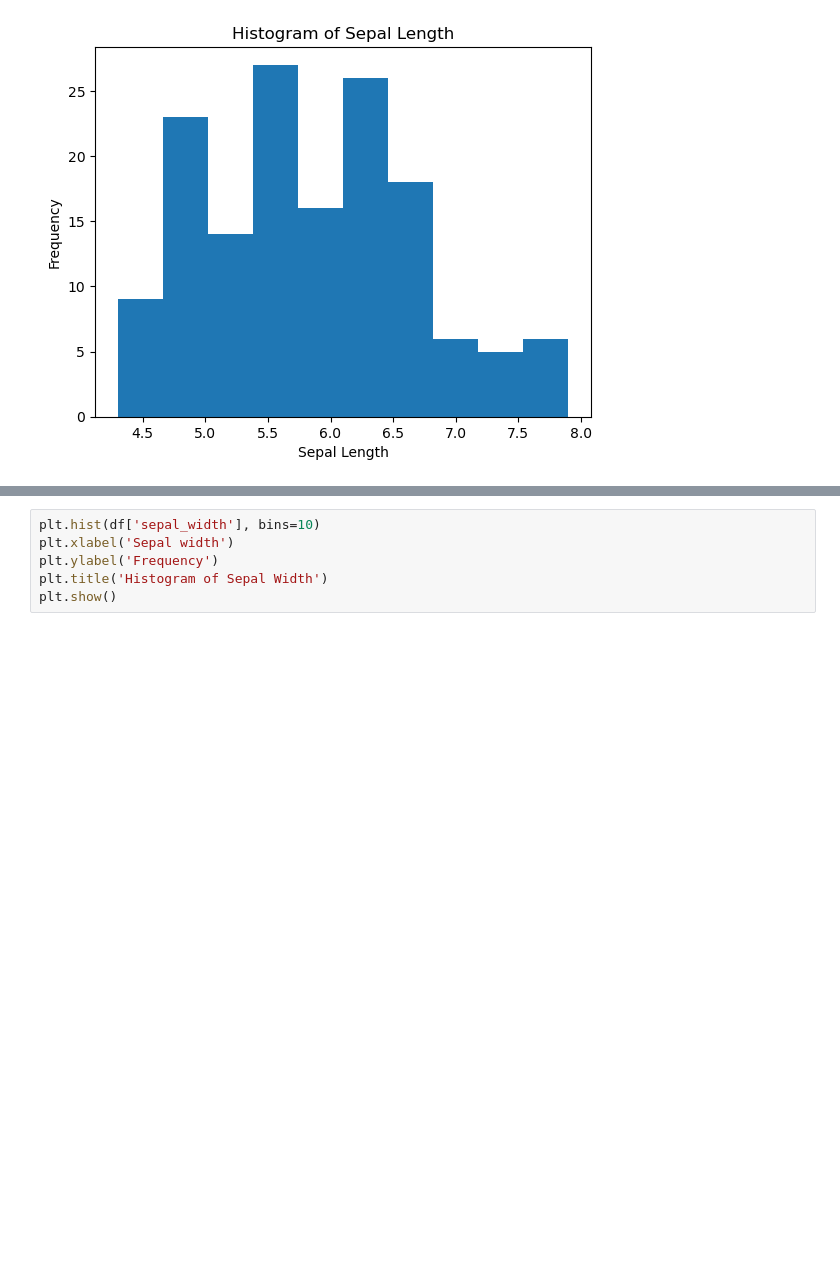
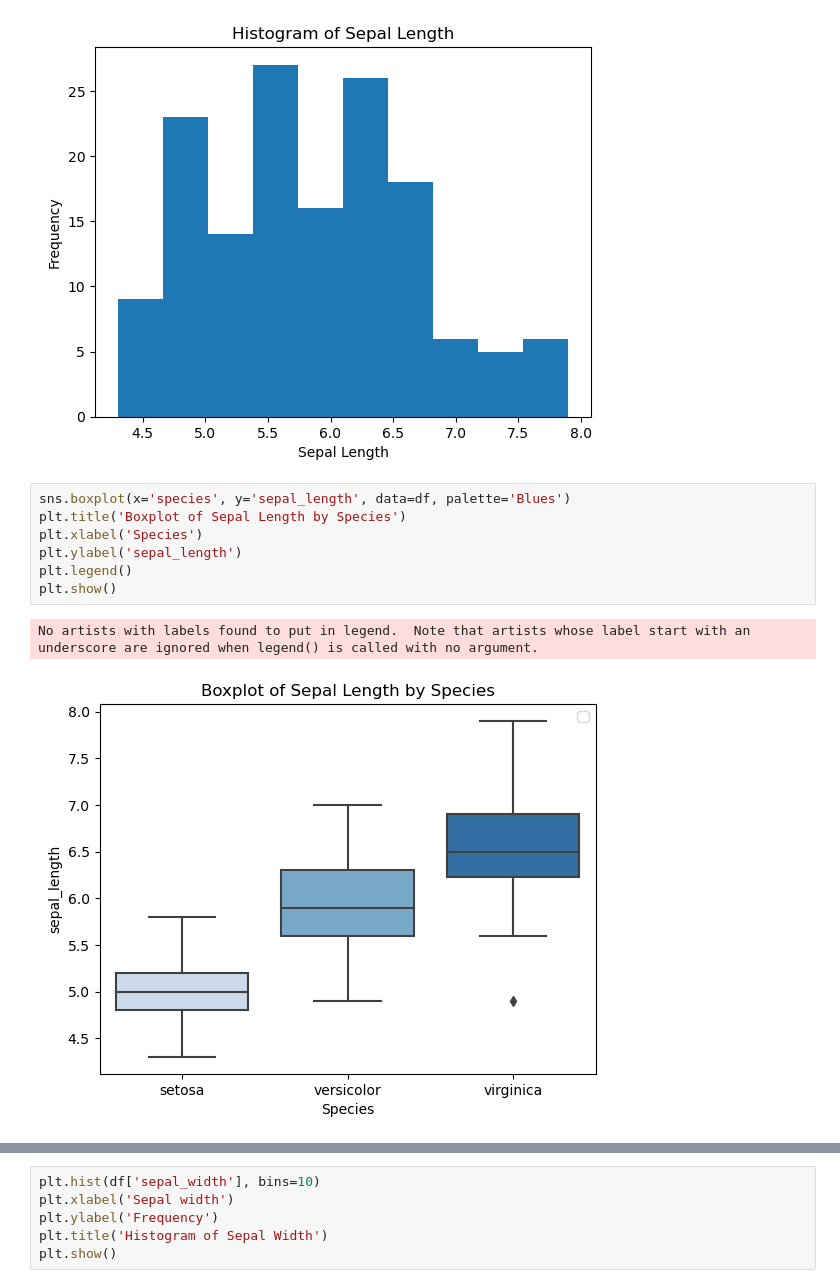
Before and after one commit to dectan/FUNDAMENTALS-OF-DATA-ANALYSIS, a Jupyter notebook: project.ipynb, the cells around one changed output, grey strips where cells are left out. Cells and saved outputs as stored; diff of their text form; blank space fills up the shorter version.

```diff
--- a/project.ipynb
+++ b/project.ipynb
@@ -136,3 +158,13 @@ plt.title('Histogram of Sepal Length')
 plt.show()
 # %% [output]
 [figure]
+# %%
+sns.boxplot(x='species', y='sepal_length', data=df, palette='Blues')
+plt.title('Boxplot of Sepal Length by Species')
+plt.xlabel('Species')
+plt.ylabel('sepal_length')
+plt.legend()
+plt.show()
+# %% [output]
+No artists with labels found to put in legend.  Note that artists whose label start with an underscore are ignored when legend() is called with no argument.
+[figure, added]
```
Also changed, not shown: parts of 33 cells of this notebook.
